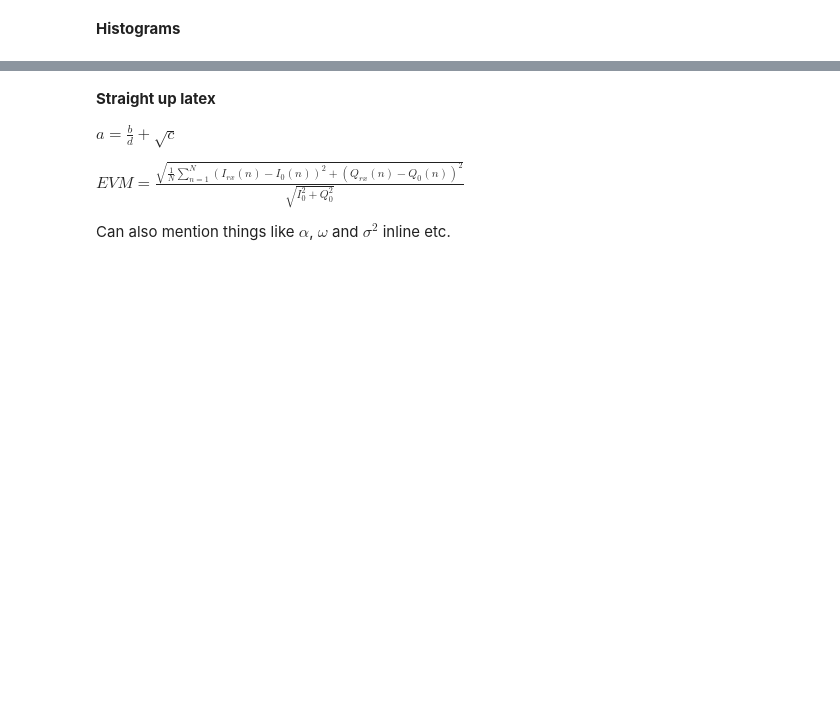
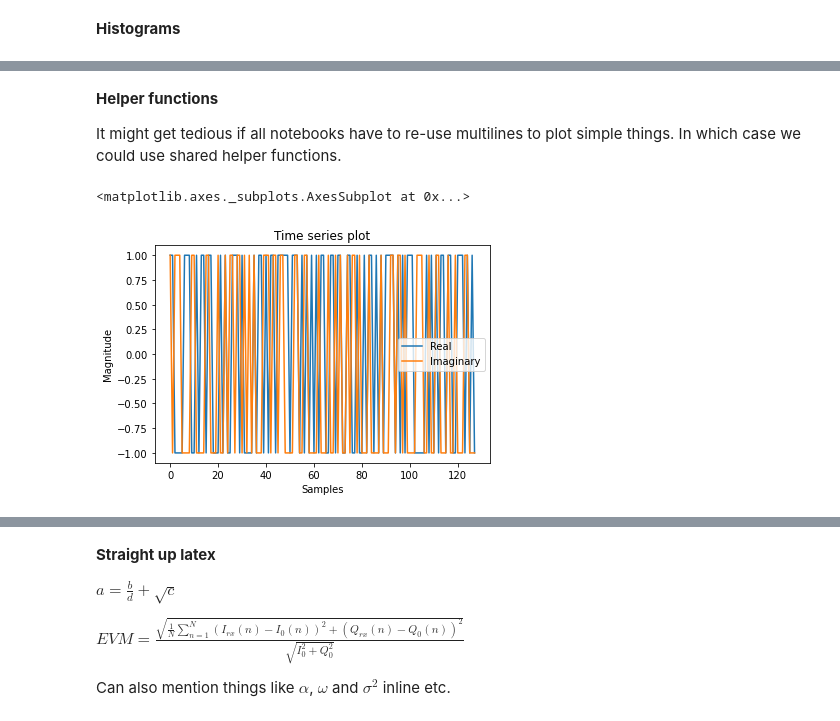
Before and after one commit to strath-sdr/dsp_notebooks, a Jupyter notebook: notebooks/reference_notebook.ipynb, the cells around one changed output, grey strips where cells are left out. Saved outputs shown, nothing was run; the diff lists cells and outputs as text; code cells hidden in the pictures; blank space fills up the shorter version.

Commit message:
added helper functions, updated reference notebook on usage

```diff
--- a/notebooks/reference_notebook.ipynb
+++ b/notebooks/reference_notebook.ipynb
@@ -106,0 +107,4 @@ plt.show()
+# %% [markdown]
+**Helper functions**
+
+It might get tedious if all notebooks have to re-use multilines to plot simple things. In which case we could use shared helper functions.
@@ -106,0 +113,5 @@ plt.show()
+# %%
+plot_iq_timeseries(symbols)
+# %% [output]
+<matplotlib.axes._subplots.AxesSubplot at 0x...>
+[figure, added]
```
Also changed, not shown: parts of 9 cells of this notebook, 2 other files.
